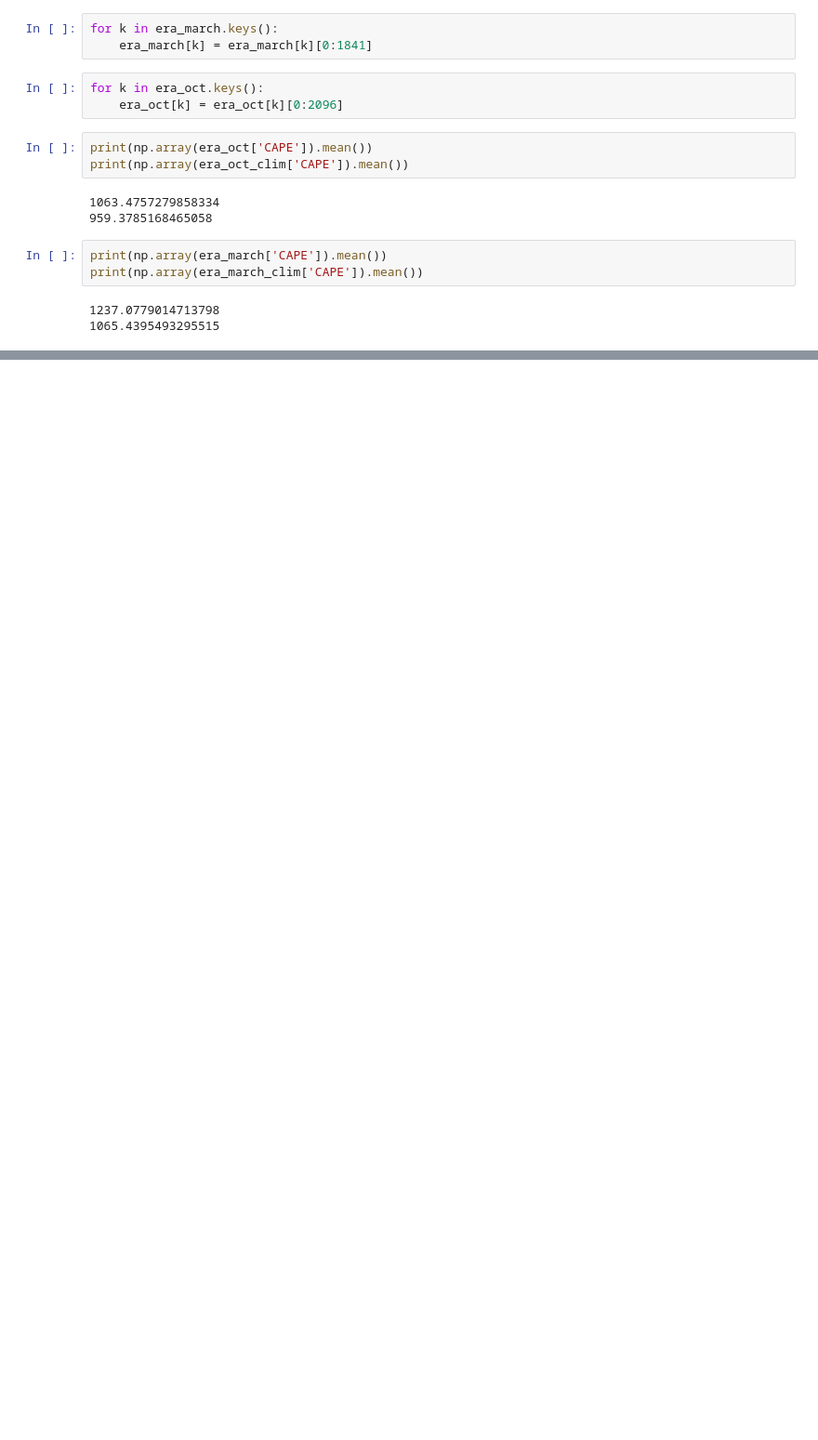
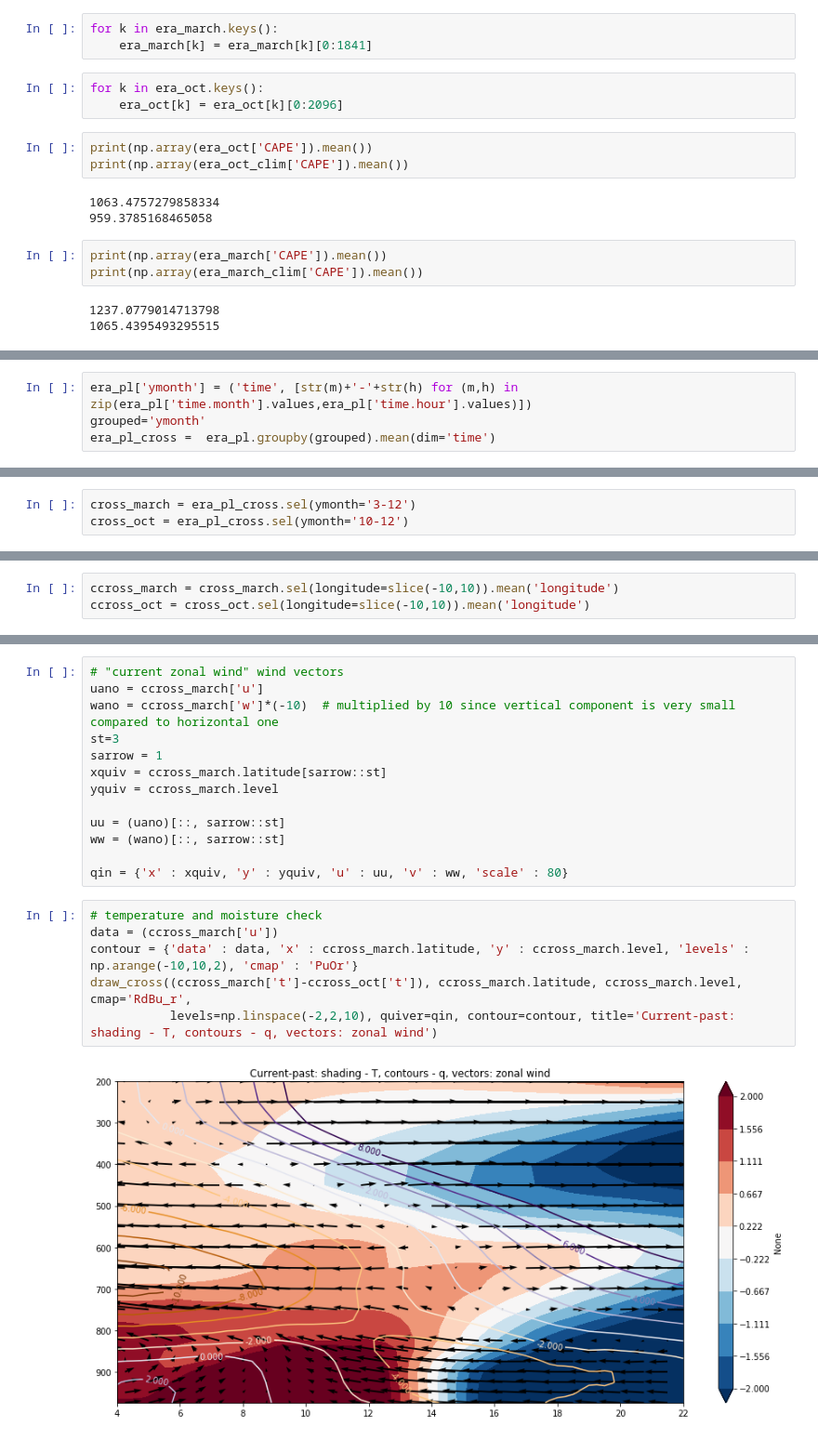
Before and after one commit to cornkle/proj_CEH, a Jupyter notebook: notebooks/CLOVER_soundings_March_Oct_stormtime_vs_average.ipynb, the cells around one changed output, grey strips where cells are left out. Shown at 93% size. Cells and saved outputs as stored; diff of their text form; blank space fills up the shorter version.

```diff
--- a/notebooks/CLOVER_soundings_March_Oct_stormtime_vs_average.ipynb
+++ b/notebooks/CLOVER_soundings_March_Oct_stormtime_vs_average.ipynb
@@ -409,0 +490,4 @@ array([200, 250, 300, 350, 400, 450, 500, 550, 600, 650, 700, 750, 825,
+# %%
+era_pl['ymonth'] = ('time', [str(m)+'-'+str(h) for (m,h) in zip(era_pl['time.month'].values,era_pl['time.hour'].values)])
+grouped='ymonth'
+era_pl_cross =  era_pl.groupby(grouped).mean(dim='time')
@@ -409,0 +506,3 @@ array([200, 250, 300, 350, 400, 450, 500, 550, 600, 650, 700, 750, 825,
+# %%
+cross_march = era_pl_cross.sel(ymonth='3-12')
+cross_oct = era_pl_cross.sel(ymonth='10-12')
@@ -409,0 +548,3 @@ array([200, 250, 300, 350, 400, 450, 500, 550, 600, 650, 700, 750, 825,
+# %%
+ccross_march = cross_march.sel(longitude=slice(-10,10)).mean('longitude')
+ccross_oct = cross_oct.sel(longitude=slice(-10,10)).mean('longitude')
@@ -409,0 +570,21 @@ array([200, 250, 300, 350, 400, 450, 500, 550, 600, 650, 700, 750, 825,
+# %%
+# "current zonal wind" wind vectors
+uano = ccross_march['u']
+wano = ccross_march['w']*(-10)  # multiplied by 10 since vertical component is very small compared to horizontal one
+st=3
+sarrow = 1
+xquiv = ccross_march.latitude[sarrow::st]
+yquiv = ccross_march.level
+
+uu = (uano)[::, sarrow::st]
+ww = (wano)[::, sarrow::st]
+
+qin = {'x' : xquiv, 'y' : yquiv, 'u' : uu, 'v' : ww, 'scale' : 80}
+# %%
+# temperature and moisture check
+data = (ccross_march['u'])
+contour = {'data' : data, 'x' : ccross_march.latitude, 'y' : ccross_march.level, 'levels' : np.arange(-10,10,2), 'cmap' : 'PuOr'}
+draw_cross((ccross_march['t']-ccross_oct['t']), ccross_march.latitude, ccross_march.level, cmap='RdBu_r',
+           levels=np.linspace(-2,2,10), quiver=qin, contour=contour, title='Current-past: shading - T, contours - q, vectors: zonal wind')
+# %% [output]
+[figure, added]
```
Also changed, not shown: parts of 34 cells of this notebook, 5 other files.
